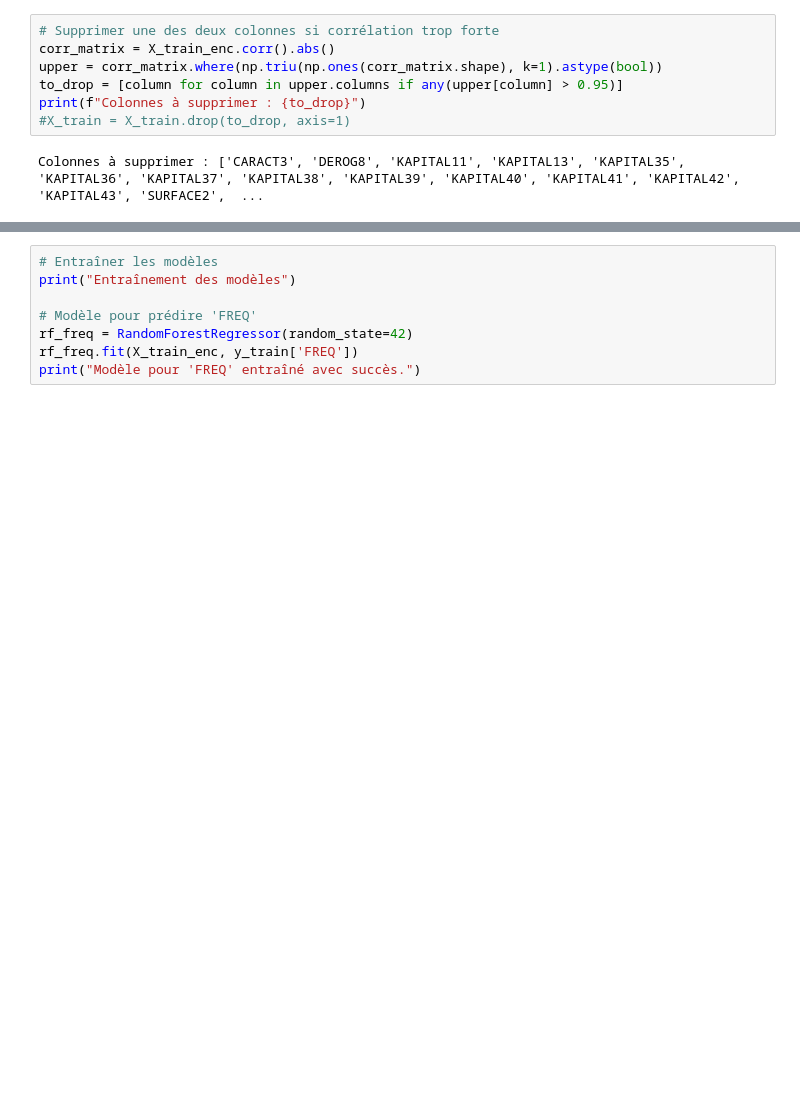
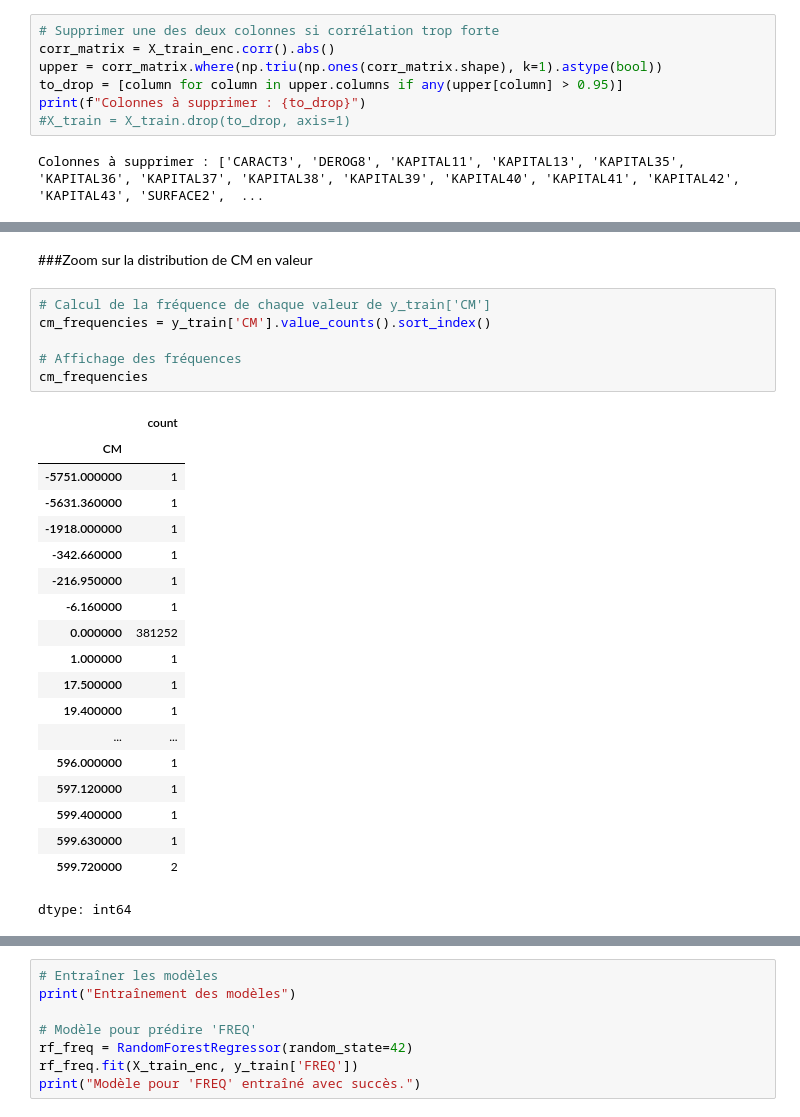
Before and after one commit to auduvignac/challengedata_ens_AssurPrime, a Jupyter notebook: notebooks/exploration/exploration.ipynb, the cells around one changed output, grey strips where cells are left out. Drawn from its saved outputs; the diff is of its cells as text; blank space fills up the shorter version.

```diff
--- a/notebooks/exploration/exploration.ipynb
+++ b/notebooks/exploration/exploration.ipynb
@@ -320,0 +315,28 @@ Colonnes à supprimer : ['CARACT3', 'DEROG8', 'KAPITAL11', 'KAPITAL13', 'KAPITAL
+# %% [markdown]
+###Zoom sur la distribution de CM en valeur
+# %%
+# Calcul de la fréquence de chaque valeur de y_train['CM']
+cm_frequencies = y_train['CM'].value_counts().sort_index()
+
+# Affichage des fréquences
+cm_frequencies
+# %% [output]
+|  | count |
+| CM |  |
+| -5751.000000 | 1 |
+| -5631.360000 | 1 |
+| -1918.000000 | 1 |
+| -342.660000 | 1 |
+| -216.950000 | 1 |
+| -6.160000 | 1 |
+| 0.000000 | 381252 |
+| 1.000000 | 1 |
+| 17.500000 | 1 |
+| 19.400000 | 1 |
+| ... | ... |
+| 596.000000 | 1 |
+| 597.120000 | 1 |
+| 599.400000 | 1 |
+| 599.630000 | 1 |
+| 599.720000 | 2 |
+dtype: int64
```
Also changed, not shown: parts of 31 cells of this notebook.
